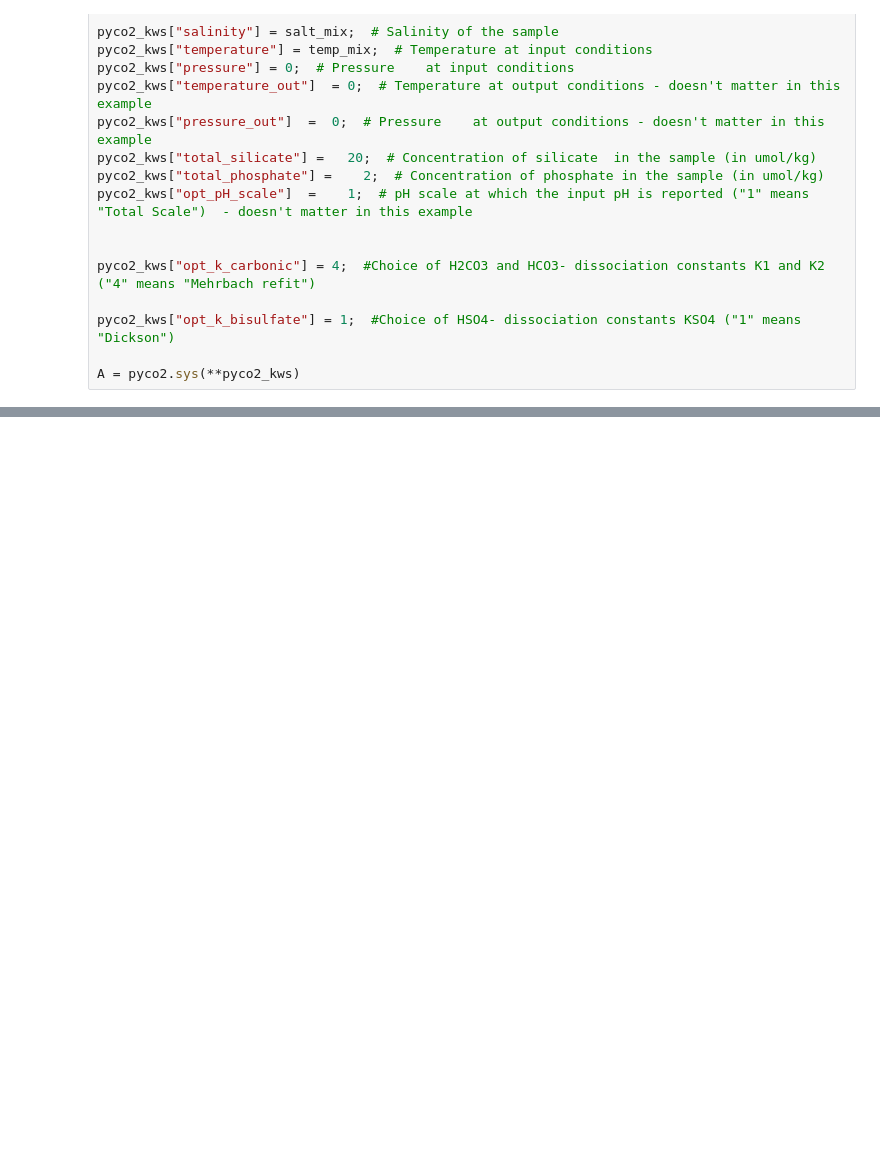
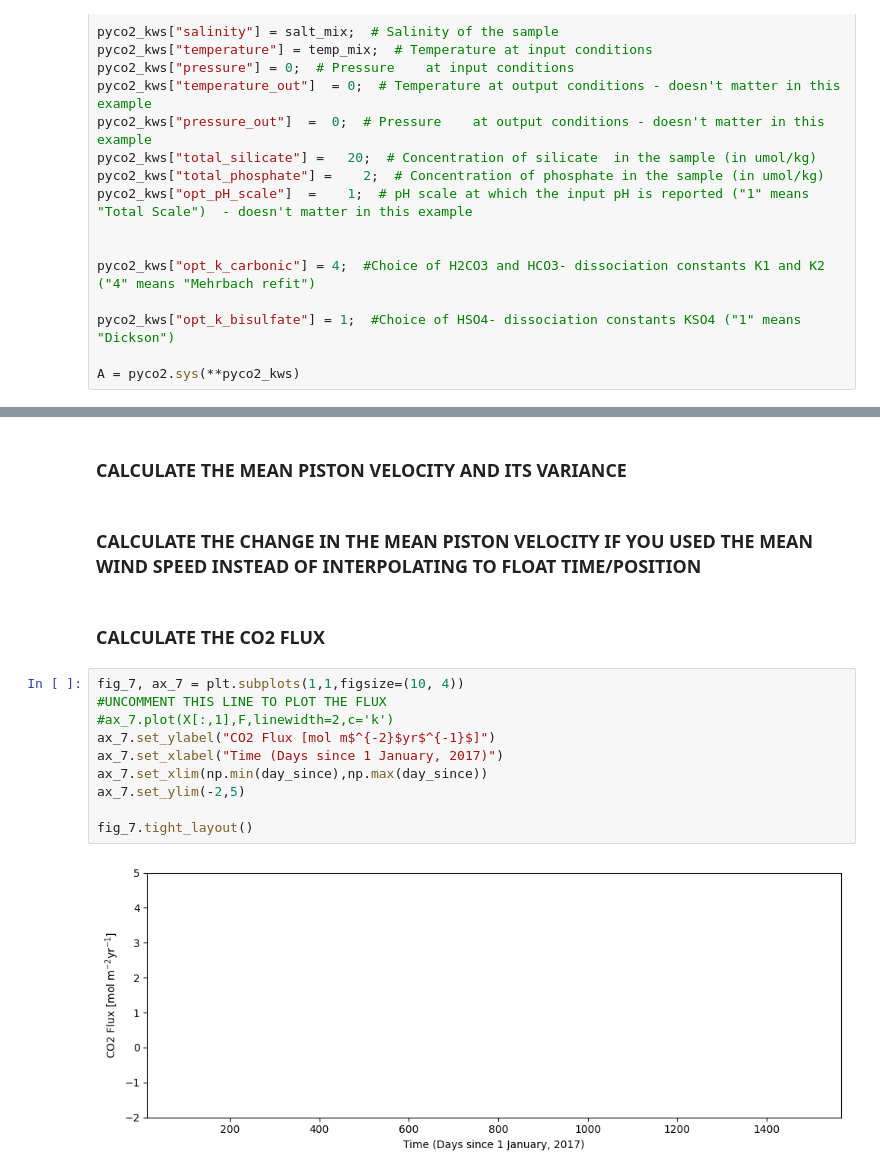
Before and after one commit to Caltech-OCTO/ESE102_PS2, a Jupyter notebook: Problem Set 2.ipynb, the cells around one changed output, grey strips where cells are left out. Drawn from its saved outputs; the diff is of its cells as text; blank space fills up the shorter version.

```diff
--- a/Problem Set 2.ipynb
+++ b/Problem Set 2.ipynb
@@ -249,0 +310,18 @@ fig_7.tight_layout()
+# %% [markdown]
+### CALCULATE THE MEAN PISTON VELOCITY AND ITS VARIANCE
+# %% [markdown]
+### CALCULATE THE CHANGE IN THE MEAN PISTON VELOCITY IF YOU USED THE MEAN WIND SPEED INSTEAD OF INTERPOLATING TO FLOAT TIME/POSITION
+# %% [markdown]
+### CALCULATE THE CO2 FLUX
+# %%
+fig_7, ax_7 = plt.subplots(1,1,figsize=(10, 4))
+#UNCOMMENT THIS LINE TO PLOT THE FLUX
+#ax_7.plot(X[:,1],F,linewidth=2,c='k')
+ax_7.set_ylabel("CO2 Flux [mol m$^{-2}$yr$^{-1}$]")
+ax_7.set_xlabel("Time (Days since 1 January, 2017)")
+ax_7.set_xlim(np.min(day_since),np.max(day_since))
+ax_7.set_ylim(-2,5)
+
+fig_7.tight_layout()
+# %% [output]
+[figure, added]
```
Also changed, not shown: parts of 28 cells of this notebook.
